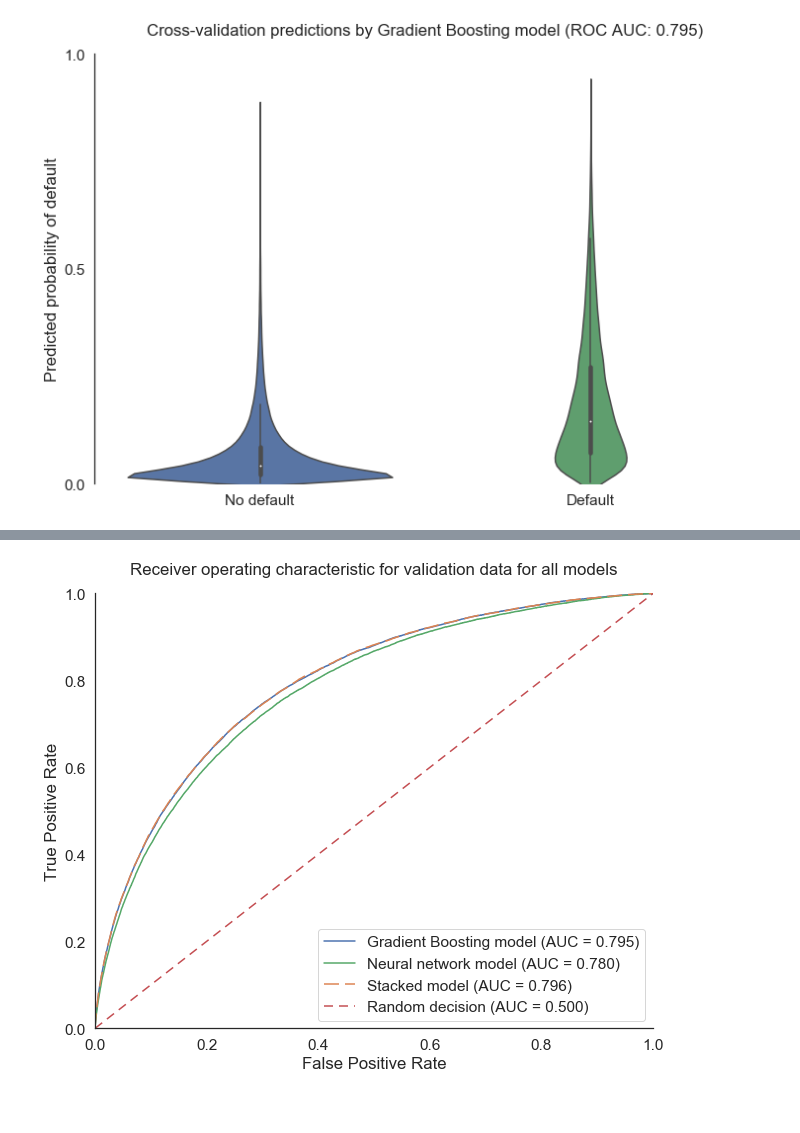
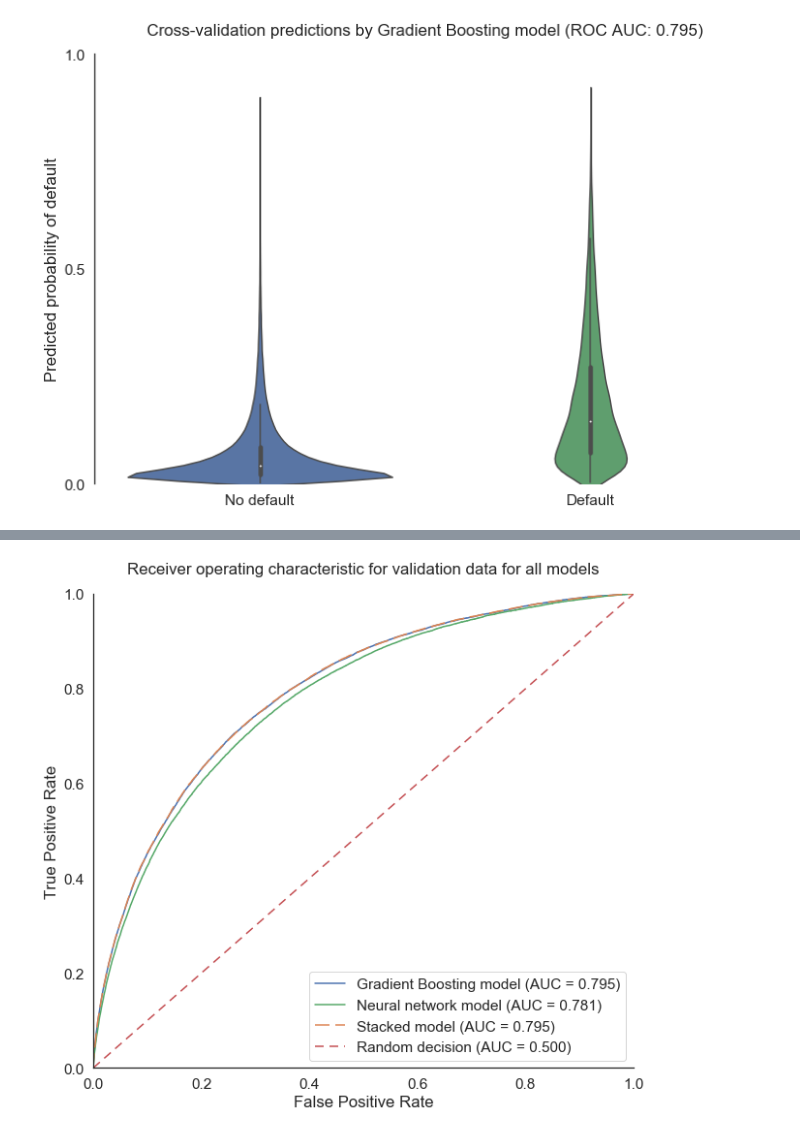
Before and after one commit to Bougeant/Home_Credit_default_risk, a Jupyter notebook: 9 - Machine learning model.ipynb, the cells around one changed output, grey strips where cells are left out. Drawn from its saved outputs; the diff is of its cells as text; code cells hidden in the pictures; blank space fills up the shorter version.

```diff
--- a/9 - Machine learning model.ipynb
+++ b/9 - Machine learning model.ipynb
@@ -141,7 +143,7 @@ show_mem_usage()
 
 For such types of structured problems, the Gradient Boosting algorithm are the best perfroming models. LightGB is prefered to XGBoost because it is much faster for this task with comparable accuracy.
 # %%
-#Default XGBoost parameters
+#Default LightGBM parameters
 estimator_param = {}
 estimator_param["boosting_type"]="gbdt"
 estimator_param["num_leaves"]=1000
@@ -160,7 +162,7 @@ estimator_param["bagging_freq"]=1
 estimator_param["colsample_bytree"]=0.2
 estimator_param["reg_alpha"]=20.0
 estimator_param["reg_lambda"]=0.0
-estimator_param["random_state"]=1
+estimator_param["random_state"]=2
 estimator_param["n_jobs"]=7
 estimator_param["silent"]=True
 estimator_param["importance_type"]="split"
@@ -442,7 +446,7 @@ class Histories(Callback):
 # CV prediction function for Keras neural network model
 
 def CV_predict_keras(X, y, cv, predict = False):
-    kfold = KFold(n_splits=cv, shuffle=True)
+    kfold = KFold(n_splits=cv, shuffle=True, random_state = 2)
     roc_auc_val_list = []
     roc_auc_train_list = []
     fpr_train_list = []
@@ -529,23 +533,23 @@ def CV_predict_keras(X, y, cv, predict = False):
     std_auc_val = np.std(roc_auc_val_list)
     print("ROC AUC: %0.4f +/- %0.4f" % (avg_auc_val, std_auc_val * 2))
 
-    plt.title('Receiver Operating Characteristic')
+    fig, ax = plt.subplots(figsize=(10,9))
+    plt.title("Receiver operating characteristic for training and validation data with Neural Network model", y = 1.03)
     for iteration in range(cv):
         if iteration == 0:
-            plt.plot(fpr_train_list[iteration], tpr_train_list[iteration],
-                     label = 'Training data AUC = %0.4f' % avg_auc_train, color = pal.as_hex()[0])
-            plt.plot(fpr_val_list[iteration], tpr_val_list[iteration],
-                     label = 'Validation data AUC = %0.4f' % avg_auc_val, color = pal.as_hex()[1])
+            ax.plot(fpr_train_list[iteration], tpr_train_list[iteration], label = 'Train data (AUC = %0.3f)' % avg_auc_train, color = pal.as_hex()[0])
+            ax.plot(fpr_val_list[iteration], tpr_val_list[iteration], label = 'Validation data (AUC = %0.3f)' % avg_auc_val, color = pal.as_hex()[1])
         else:
-            plt.plot(fpr_train_list[iteration], tpr_train_list[iteration] , color = pal.as_hex()[0])
-            plt.plot(fpr_val_list[iteration], tpr_val_list[iteration], color = pal.as_hex()[1])
-    plt.legend(loc = 'lower right')
-    plt.plot([0, 1], [0, 1], color = pal.as_hex()[2])
-    plt.xlim([0, 1])
-    plt.ylim([0, 1])
+            ax.plot(fpr_train_list[iteration], tpr_train_list[iteration] , color = pal.as_hex()[0])
+            ax.plot(fpr_val_list[iteration], tpr_val_list[iteration], color = pal.as_hex()[1])
+    ax.plot([0, 1], [0, 1], dashes = (6,4), color = pal.as_hex()[2], label = "Random decision (AUC = 0.500)")
     plt.ylabel('True Positive Rate')
     plt.xlabel('False Positive Rate')
-    plt.show()
+    plt.xlim(0,1)
+    plt.ylim(0,1)
+    sns.despine()
+    plt.legend(loc = 'lower right')
+
     if predict == True:
         return cv_predict
 # %%
@@ -749,27 +775,27 @@ plt.show()
 # %%
 # Plotting ROC curve and AUC for the stacked model for CV training data
 
-fig, ax = plt.subplots(figsize=(10,8))
+fig, ax = plt.subplots(figsize=(10,9))
 fpr_lgb, tpr_lgb, threshold = roc_curve(application_train["TARGET"], application_train["predict_lgb"])
 fpr_nn, tpr_nn, threshold = roc_curve(application_train["TARGET"], application_train["predict_nn"])
 fpr_stacked, tpr_stacked, threshold = roc_curve(application_train["TARGET"], 0.15*application_train["predict_nn"]+0.85*application_train["predict_lgb"])
 
 roc_auc_lgb = auc(fpr_lgb, tpr_lgb)
 roc_auc_nn = auc(fpr_nn, tpr_nn)
 roc_auc_stacked = auc(fpr_stacked, tpr_stacked)
 
 ax.plot(fpr_lgb, tpr_lgb, label = 'Gradient Boosting model (AUC = %0.3f)' % roc_auc_lgb)
 ax.plot(fpr_nn, tpr_nn, label = 'Neural network model (AUC = %0.3f)' % roc_auc_nn)
 ax.plot(fpr_stacked, tpr_stacked, label = 'Stacked model (AUC = %0.3f)' % roc_auc_stacked , dashes = (10,4), color = pal.as_hex()[3])
 ax.plot([0, 1], [0, 1], dashes = (6,4), label = "Random decision (AUC = 0.500)", color = pal.as_hex()[2])
 
 plt.legend(loc = 'lower right')
 plt.ylabel('True Positive Rate')
 plt.xlabel('False Positive Rate')
 plt.title("Receiver operating characteristic for validation data for all models", y = 1.03)
 plt.xlim(0,1)
 plt.ylim(0,1)
 sns.despine()
 plt.show()
 # %% [output]
-[figure, old version]
+[figure, new version]
```
Also changed, not shown: parts of 20 cells of this notebook.
